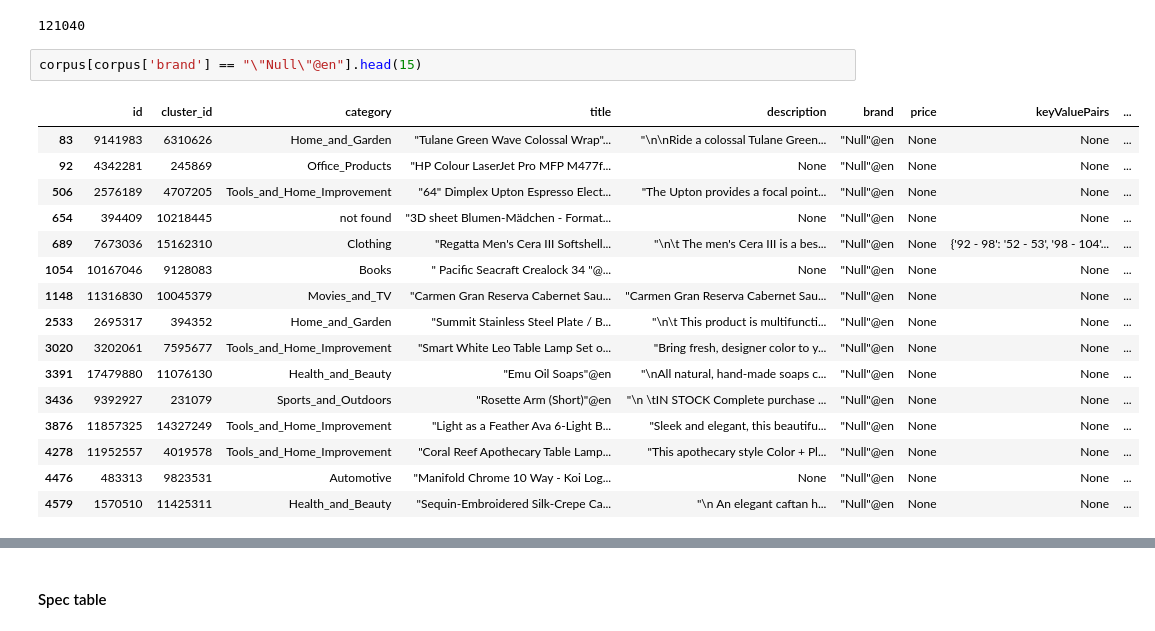
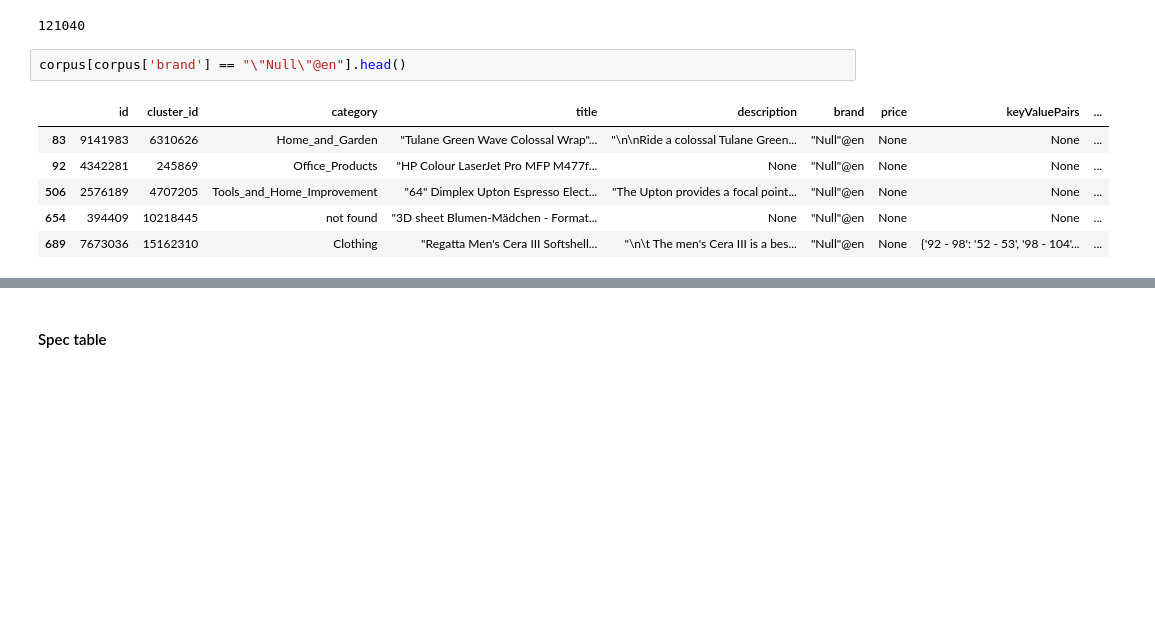
Before and after one commit to jakubriegel/ISWC-Product-Matching, a Jupyter notebook: zti_project.ipynb, the cells around one changed output, grey strips where cells are left out. Saved outputs shown, nothing was run; the diff lists cells and outputs as text; blank space fills up the shorter version.

```diff
--- a/zti_project.ipynb
+++ b/zti_project.ipynb
@@ -132,22 +134,12 @@ len(brands)
 # %% [output]
 121040
 # %%
-corpus[corpus['brand'] == "\"Null\"@en"].head(15)
+corpus[corpus['brand'] == "\"Null\"@en"].head()
 # %% [output]
 |  | id | cluster_id | category | title | description | brand | price | keyValuePairs | ... |
 | 83 | 9141983 | 6310626 | Home_and_Garden | "Tulane Green Wave Colossal Wrap"... | "\n\nRide a colossal Tulane Green... | "Null"@en | None | None | ... |
 | 92 | 4342281 | 245869 | Office_Products | "HP Colour LaserJet Pro MFP M477f... | None | "Null"@en | None | None | ... |
 | 506 | 2576189 | 4707205 | Tools_and_Home_Improvement | "64" Dimplex Upton Espresso Elect... | "The Upton provides a focal point... | "Null"@en | None | None | ... |
 | 654 | 394409 | 10218445 | not found | "3D sheet Blumen-Mädchen - Format... | None | "Null"@en | None | None | ... |
 | 689 | 7673036 | 15162310 | Clothing | "Regatta Men's Cera III Softshell... | "\n\t The men's Cera III is a bes... | "Null"@en | None | {'92 - 98': '52 - 53', '98 - 104'... | ... |
-| 1054 | 10167046 | 9128083 | Books | " Pacific Seacraft Crealock 34 "@... | None | "Null"@en | None | None | ... |
-| 1148 | 11316830 | 10045379 | Movies_and_TV | "Carmen Gran Reserva Cabernet Sau... | "Carmen Gran Reserva Cabernet Sau... | "Null"@en | None | None | ... |
-| 2533 | 2695317 | 394352 | Home_and_Garden | "Summit Stainless Steel Plate / B... | "\n\t This product is multifuncti... | "Null"@en | None | None | ... |
-| 3020 | 3202061 | 7595677 | Tools_and_Home_Improvement | "Smart White Leo Table Lamp Set o... | "Bring fresh, designer color to y... | "Null"@en | None | None | ... |
-| 3391 | 17479880 | 11076130 | Health_and_Beauty | "Emu Oil Soaps"@en | "\nAll natural, hand-made soaps c... | "Null"@en | None | None | ... |
-| 3436 | 9392927 | 231079 | Sports_and_Outdoors | "Rosette Arm (Short)"@en | "\n \tIN STOCK Complete purchase ... | "Null"@en | None | None | ... |
-| 3876 | 11857325 | 14327249 | Tools_and_Home_Improvement | "Light as a Feather Ava 6-Light B... | "Sleek and elegant, this beautifu... | "Null"@en | None | None | ... |
-| 4278 | 11952557 | 4019578 | Tools_and_Home_Improvement | "Coral Reef Apothecary Table Lamp... | "This apothecary style Color + Pl... | "Null"@en | None | None | ... |
-| 4476 | 483313 | 9823531 | Automotive | "Manifold Chrome 10 Way - Koi Log... | None | "Null"@en | None | None | ... |
-| 4579 | 1570510 | 11425311 | Health_and_Beauty | "Sequin-Embroidered Silk-Crepe Ca... | "\n An elegant caftan h... | "Null"@en | None | None | ... |
 # %%
```
Also changed, not shown: parts of 29 cells of this notebook.
